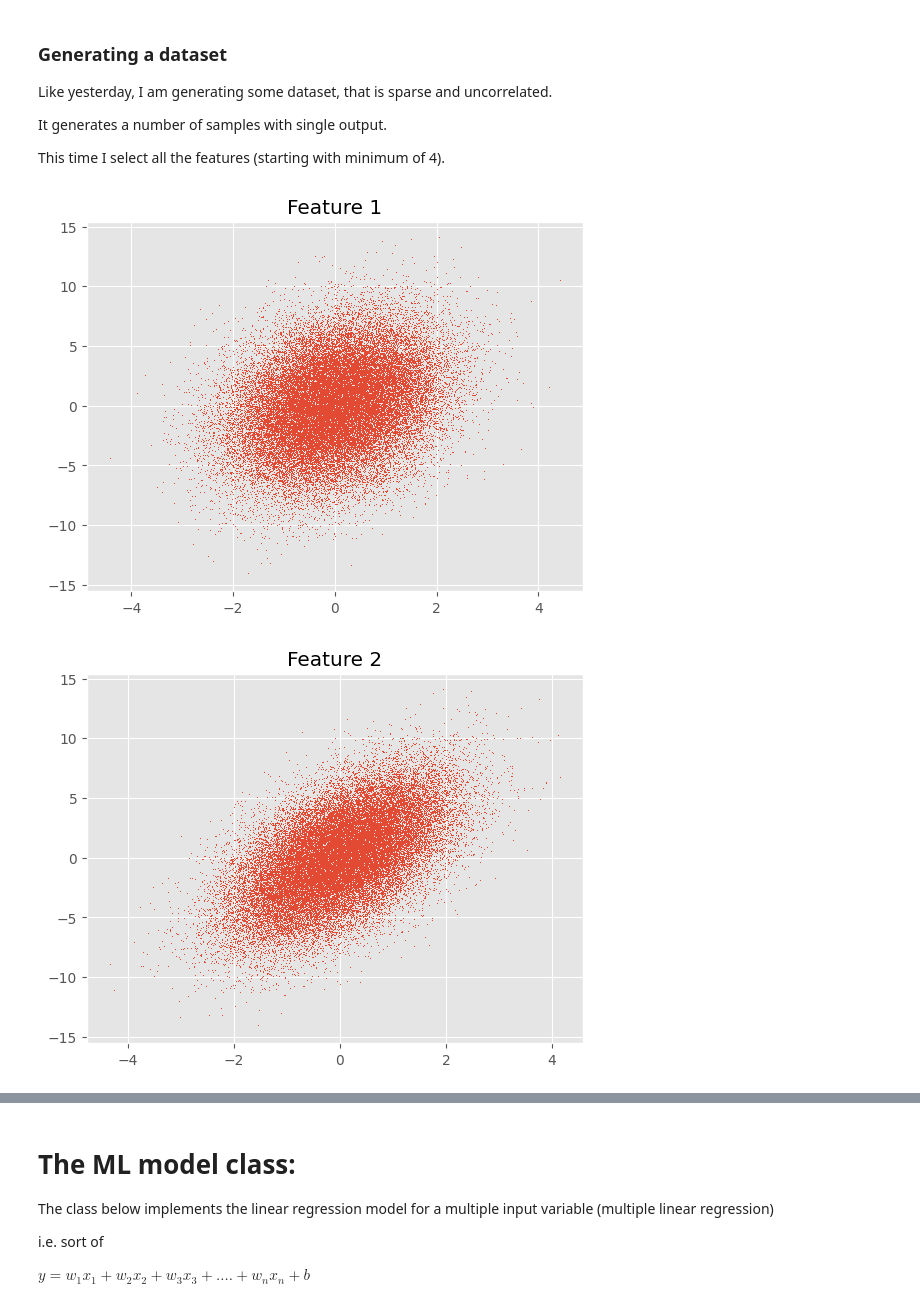
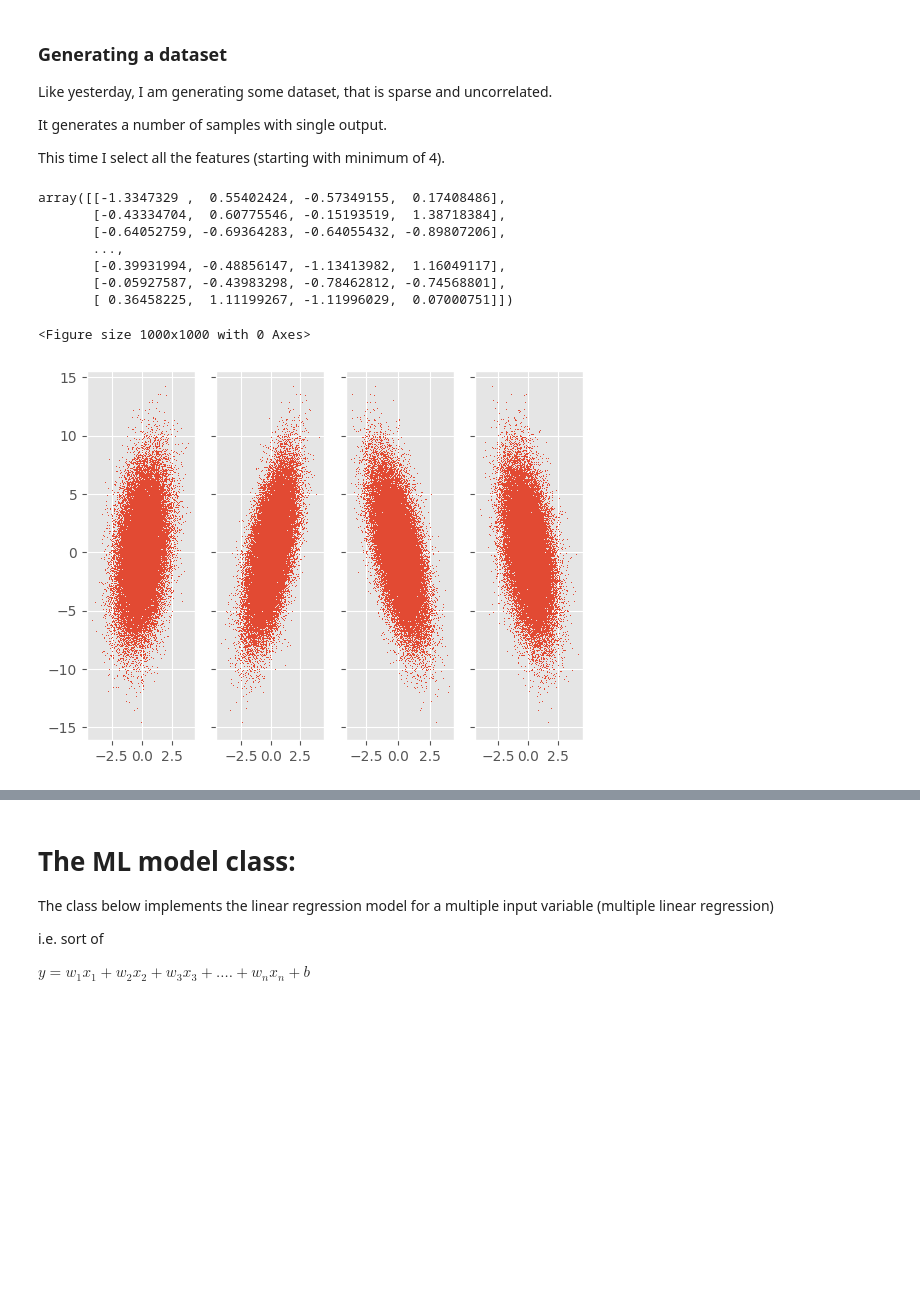
Before and after one commit to krischal111/Learning-ML-by-implementing-myself, a Jupyter notebook: Multiple-linear-regression-models/02-01-MLRM.ipynb, the cells around one changed output, grey strips where cells are left out. Cells and saved outputs as stored; diff of their text form; code cells hidden in the pictures; blank space fills up the shorter version.

```diff
--- a/Multiple-linear-regression-models/02-01-MLRM.ipynb
+++ b/Multiple-linear-regression-models/02-01-MLRM.ipynb
@@ -28,24 +28,30 @@ This time I select all the features (starting with minimum of 4).
 # %%
 # Generate dataset
 
 # can't take less than 4 features
 num_features = 4
 num_samples = 40000
 X, y = make_sparse_uncorrelated(n_samples=num_samples, n_features= num_features)
+# X = X.reshape(num_samples, -1, 1)
 
-X = X.reshape(n_samples, -1, 1)
-
-plt.cla()
+plt.figure(figsize=(10,10))
+fig, axs = plt.subplots(1,num_features, sharey=True)
 # plt.plot(x, y, 'x')
 for i in range(num_features):
-    plt.plot(X[:,i], y, ',') # ',' for pixel plotting
-    plt.title(f"Feature {i+1}")
-    plt.show()
+    axs[i].plot(X[:,i], y, ',') # ',' for pixel plotting
+    # fig.suptitle(f"Feature {i+1}")
 
 X
 
 
 # my_data
 # %% [output]
+array([[-1.3347329 ,  0.55402424, -0.57349155,  0.17408486],
+       [-0.43334704,  0.60775546, -0.15193519,  1.38718384],
+       [-0.64052759, -0.69364283, -0.64055432, -0.89807206],
+       ...,
+       [-0.39931994, -0.48856147, -1.13413982,  1.16049117],
+       [-0.05927587, -0.43983298, -0.78462812, -0.74568801],
+       [ 0.36458225,  1.11199267, -1.11996029,  0.07000751]])
+<Figure size 1000x1000 with 0 Axes>
-[figure, old version]
+[figure, new version]
-[figure, removed]
```
Also changed, not shown: parts of 4 cells of this notebook, 2 other files.
